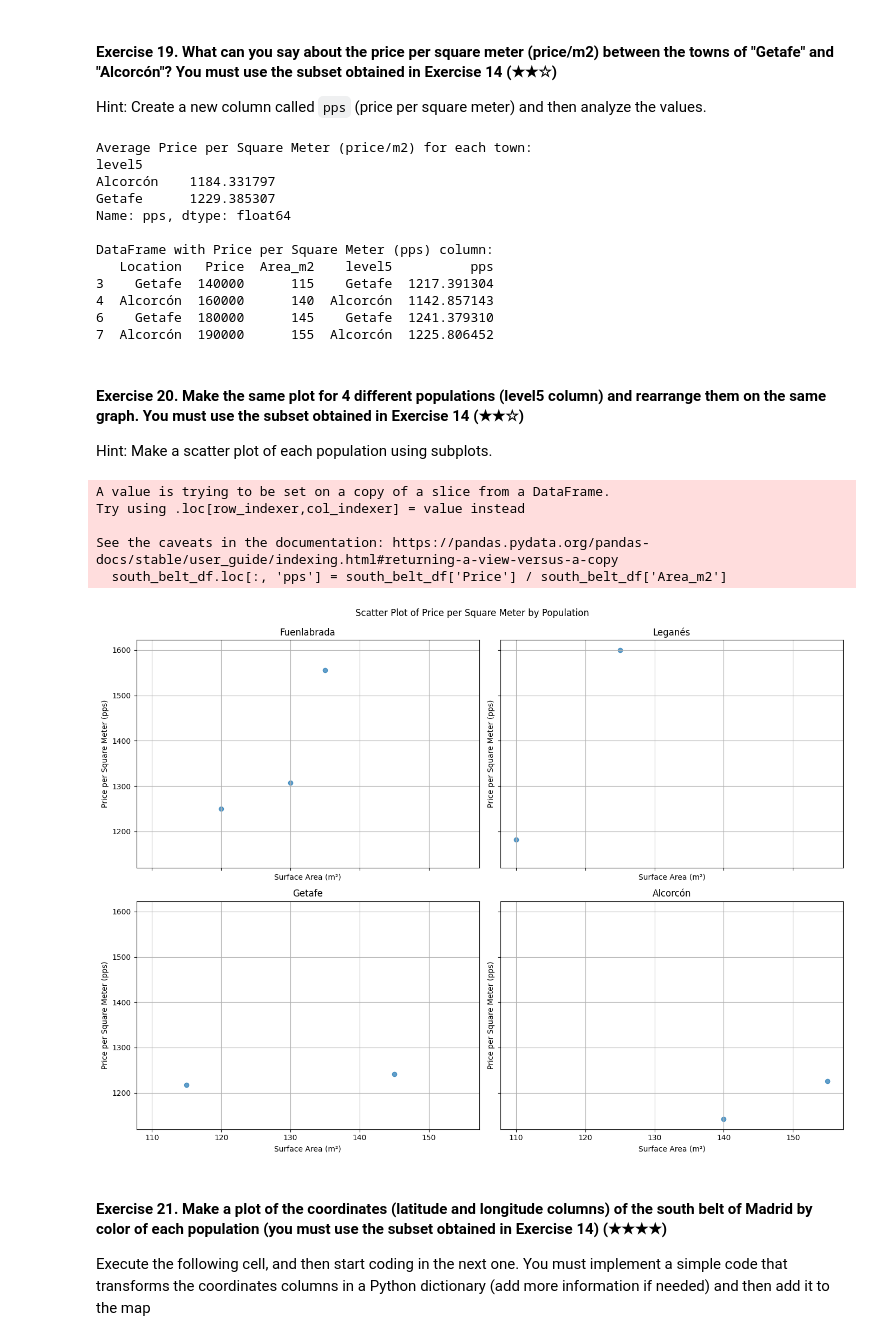
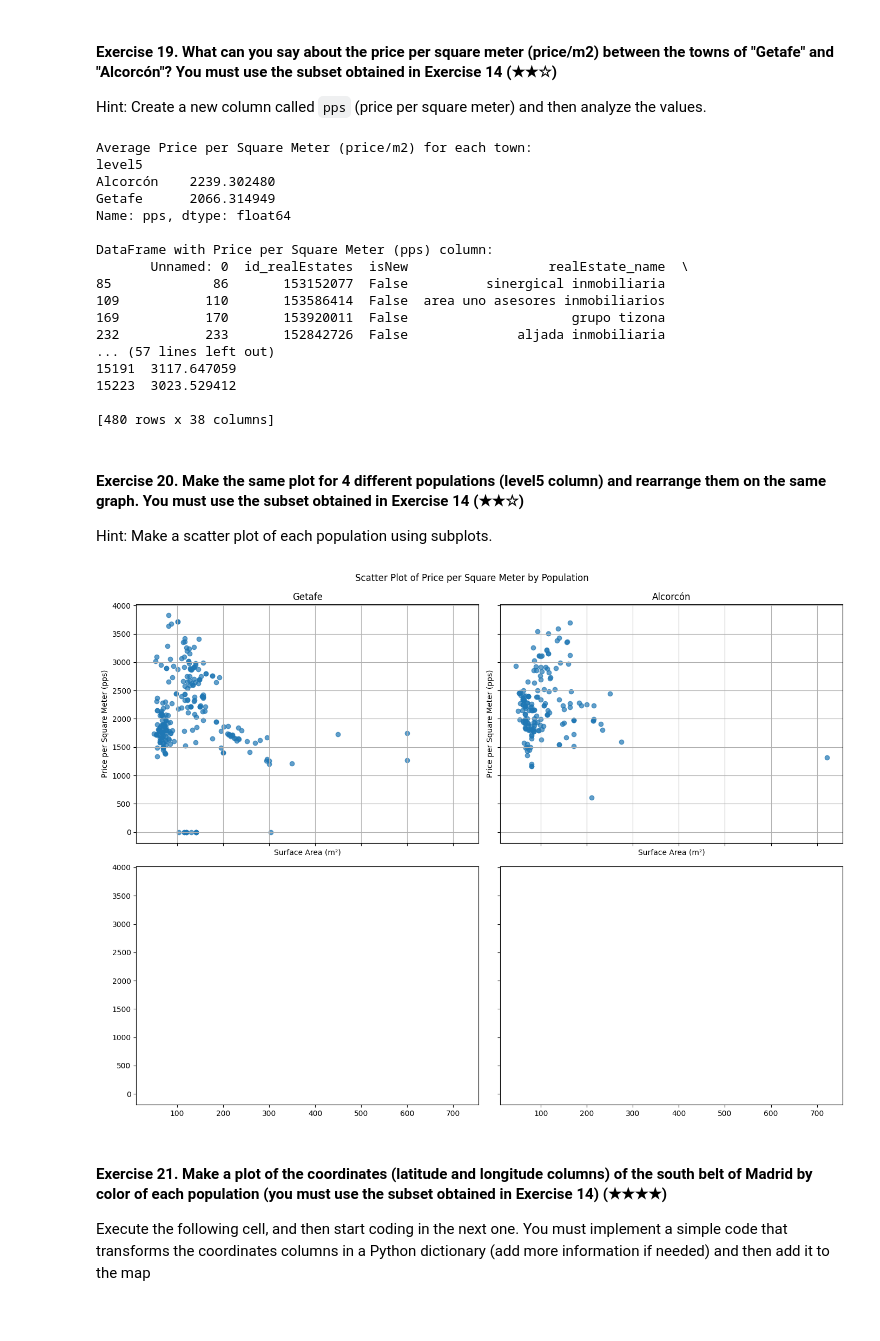
Before and after one commit to Mariarodrigues27/realestate-datacleanup-exercise, a Jupyter notebook: project.ipynb, the cells around one changed output. Saved outputs shown, nothing was run; the diff lists cells and outputs as text; code cells hidden in the pictures.

```diff
--- a/project.ipynb
+++ b/project.ipynb
@@ -718,29 +560,15 @@ SyntaxError: unterminated string literal (detected at line 33)
 Hint: Create a new column called `pps` (price per square meter) and then analyze the values.
 # %%
 
-# Sample data including columns for price, area, and population
-data = {
-    'Location': ['Valdemorillo', 'Fuenlabrada', 'Leganés', 'Getafe', 'Alcorcón',
-                 'Fuenlabrada', 'Getafe', 'Alcorcón', 'Leganés', 'Fuenlabrada'],
-    'Price': [120000, 150000, 130000, 140000, 160000,
-              170000, 180000, 190000, 200000, 210000],
-    'Area_m2': [100, 120, 110, 115, 140,
-                130, 145, 155, 125, 135],
-    'level5': ['Valdemorillo', 'Fuenlabrada', 'Leganés', 'Getafe', 'Alcorcón',
-               'Fuenlabrada', 'Getafe', 'Alcorcón', 'Leganés', 'Fuenlabrada']
-}
-
-# Create a DataFrame
-df = pd.DataFrame(data)
 
 # Define the populations of interest
 south_belt_populations = ['Getafe', 'Alcorcón']
 
 # Filter the DataFrame to include only the specified populations
-south_belt_df = df[df['level5'].isin(south_belt_populations)].copy()
+south_belt_df = ds[ds['level5'].isin(south_belt_populations)].copy()
 
 # Create a new column for price per square meter (pps)
-south_belt_df.loc[:, 'pps'] = south_belt_df['Price'] / south_belt_df['Area_m2']
+south_belt_df.loc[:, 'pps'] = south_belt_df['price'] / south_belt_df['surface']
 
 # Calculate the average price per square meter for each town
 average_pps = south_belt_df.groupby('level5')['pps'].mean()
@@ -755,16 +583,21 @@ print(south_belt_df)
 # %% [output]
 Average Price per Square Meter (price/m2) for each town:
 level5
-Alcorcón    1184.331797
-Getafe      1229.385307
+Alcorcón    2239.302480
+Getafe      2066.314949
 Name: pps, dtype: float64
 
 DataFrame with Price per Square Meter (pps) column:
-   Location   Price  Area_m2    level5          pps
-3    Getafe  140000      115    Getafe  1217.391304
-4  Alcorcón  160000      140  Alcorcón  1142.857143
-6    Getafe  180000      145    Getafe  1241.379310
-7  Alcorcón  190000      155  Alcorcón  1225.806452
+       Unnamed: 0  id_realEstates  isNew                  realEstate_name  \
+85             86       153152077  False          sinergical inmobiliaria
+109           110       153586414  False  area uno asesores inmobiliarios
+169           170       153920011  False                     grupo tizona
+232           233       152842726  False              aljada inmobiliaria
+... (57 lines left out)
+15191  3117.647059
+15223  3023.529412
+
+[480 rows x 38 columns]
 # %% [markdown]
 #### Exercise 20. Make the same plot for 4 different populations (level5 column) and rearrange them on the same graph. You must use the subset obtained in Exercise 14 (★★☆)
 
@@ -772,55 +605,30 @@ Hint: Make a scatter plot of each population using subplots.
 # %%
 # TODO import matplotlib.pyplot as plt
 
-# Sample data including columns for price, area, and population
-data = {
-    'Location': ['Valdemorillo', 'Fuenlabrada', 'Leganés', 'Getafe', 'Alcorcón',
-                 'Fuenlabrada', 'Getafe', 'Alcorcón', 'Leganés', 'Fuenlabrada'],
-    'Price': [120000, 150000, 130000, 140000, 160000,
-              170000, 180000, 190000, 200000, 210000],
-    'Area_m2': [100, 120, 110, 115, 140,
-                130, 145, 155, 125, 135],
-    'level5': ['Valdemorillo', 'Fuenlabrada', 'Leganés', 'Getafe', 'Alcorcón',
-               'Fuenlabrada', 'Getafe', 'Alcorcón', 'Leganés', 'Fuenlabrada']
-}
-
-# Create a DataFrame
-df = pd.DataFrame(data)
-
-# Define the populations of interest
-south_belt_populations = ['Fuenlabrada', 'Leganés', 'Getafe', 'Alcorcón']
-
-# Filter the DataFrame to include only the specified populations
-south_belt_df = df[df['level5'].isin(south_belt_populations)]
 
 # Create a new column for price per square meter (pps)
-south_belt_df.loc[:, 'pps'] = south_belt_df['Price'] / south_belt_df['Area_m2']
+south_belt_df.loc[:, 'pps'] = south_belt_df['price'] / south_belt_df['surface']
 # Create subplots for each population
 fig, axes = plt.subplots(nrows=2, ncols=2, figsize=(14, 10), sharex=True, sharey=True)
 
 # Flatten the axes array for easy iteration
 axes = axes.flatten()
 
 # Plot scatter plots for each population
 for i, population in enumerate(south_belt_populations):
     subset = south_belt_df[south_belt_df['level5'] == population]
-    axes[i].scatter(subset['Area_m2'], subset['pps'], alpha=0.7)
+    axes[i].scatter(subset['surface'], subset['pps'], alpha=0.7)
     axes[i].set_title(population)
     axes[i].set_xlabel('Surface Area (m²)')
     axes[i].set_ylabel('Price per Square Meter (pps)')
     axes[i].grid(True)
 
 # Adjust layout
 plt.tight_layout()
 plt.suptitle('Scatter Plot of Price per Square Meter by Population', y=1.02)
 plt.show()
 # %% [output]
-A value is trying to be set on a copy of a slice from a DataFrame.
-Try using .loc[row_indexer,col_indexer] = value instead
-
-See the caveats in the documentation: https://pandas.pydata.org/pandas-docs/stable/user_guide/indexing.html#returning-a-view-versus-a-copy
-  south_belt_df.loc[:, 'pps'] = south_belt_df['Price'] / south_belt_df['Area_m2']
-[figure, old version]
+[figure, new version]
 # %% [markdown]
 #### Exercise 21. Make a plot of the coordinates (latitude and longitude columns) of the south belt of Madrid by color of each population (you must use the subset obtained in Exercise 14) (★★★★)
 
```
Also changed, not shown: parts of 15 cells of this notebook, 1 other file.
